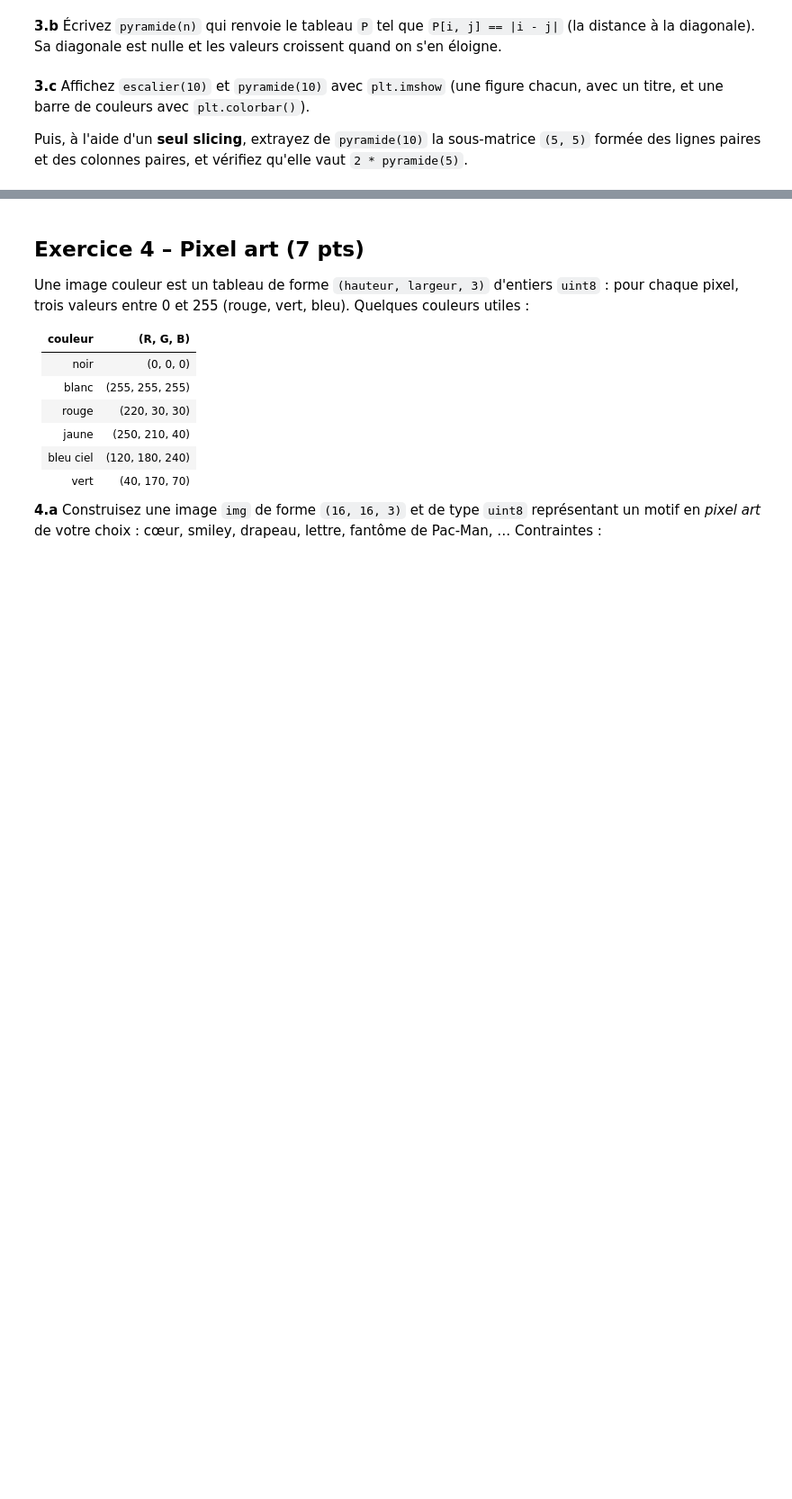
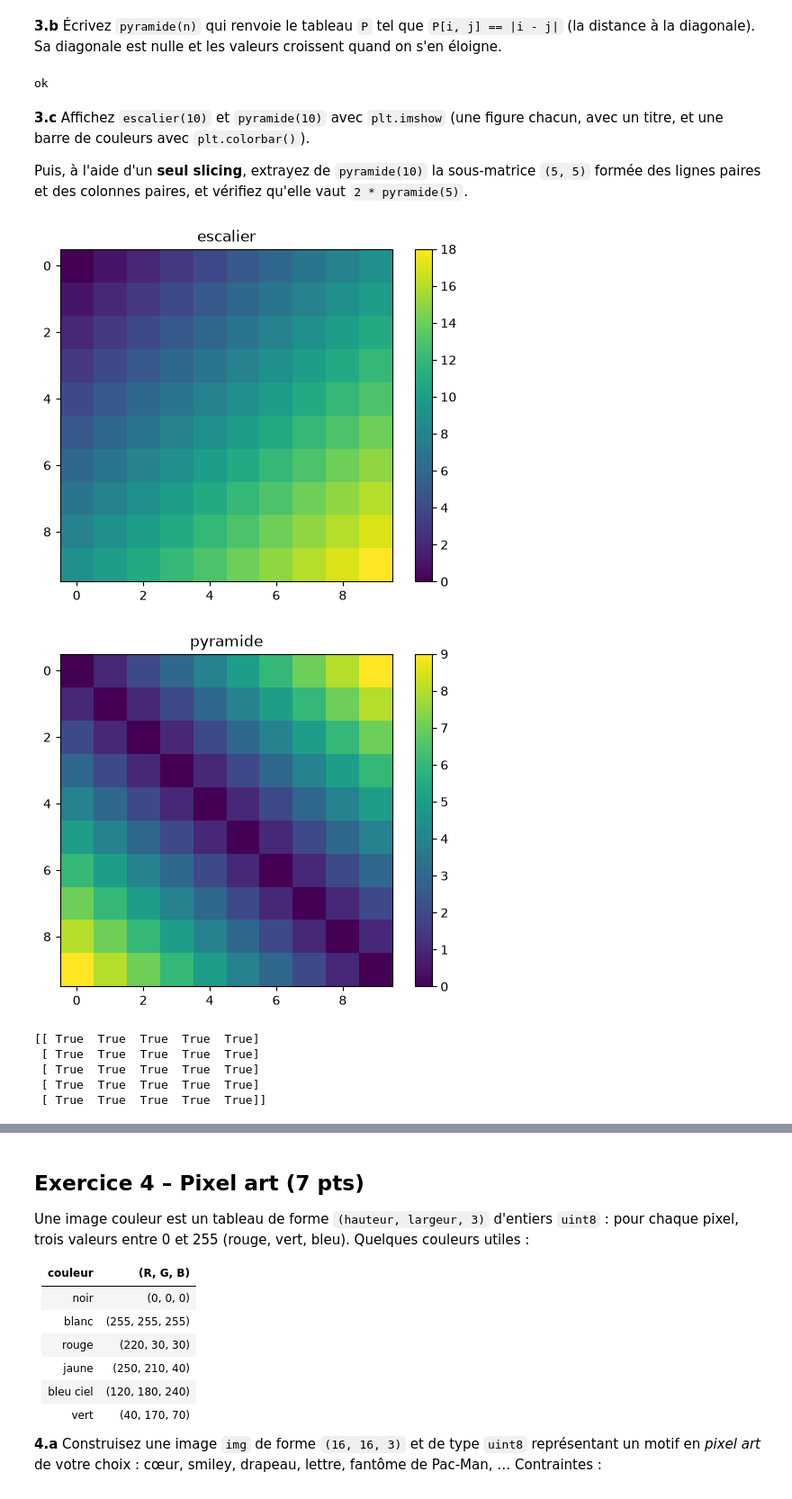
Before and after one commit to thibaultlecoq/pe-homework, a Jupyter notebook: D1/sujet.ipynb, the cells around one changed output, grey strips where cells are left out. Shown at 90% size. Cells and saved outputs as stored; diff of their text form; code cells hidden in the pictures; blank space fills up the shorter version.

```diff
--- a/D1/sujet.ipynb
+++ b/D1/sujet.ipynb
@@ -127,7 +162,8 @@ print("ok")
 
 **3.a** Écrivez une fonction `escalier(n)` qui renvoie le tableau `M` de forme `(n, n)` tel que `M[i, j] == i + j`, toujours sans boucle.
 # %%
-# votre code
+def escalier(n):
+    return(np.indices((n,n))[0]+np.indices((n,n))[1])
 # %%
 E = escalier(6)
 assert E.shape == (6, 6)
@@ -138,7 +176,8 @@ print("ok")
 # %% [markdown]
 **3.b** Écrivez `pyramide(n)` qui renvoie le tableau `P` tel que `P[i, j] == |i - j|` (la distance à la diagonale). Sa diagonale est nulle et les valeurs croissent quand on s'en éloigne.
 # %%
-# votre code
+def pyramide(n):
+    return(np.abs(np.indices((n,n))[0]-np.indices((n,n))[1]))
 # %%
 P = pyramide(7)
 assert P.shape == (7, 7)
@@ -147,12 +186,32 @@ assert P[0, 6] == 6 and P[6, 0] == 6 and P[2, 5] == 3
 assert np.array_equal(P, P.T)
 assert P.sum() == 112
 print("ok")
+# %% [output]
+ok
 # %% [markdown]
 **3.c** Affichez `escalier(10)` et `pyramide(10)` avec `plt.imshow` (une figure chacun, avec un titre, et une barre de couleurs avec `plt.colorbar()`).
 
 Puis, à l'aide d'un **seul slicing**, extrayez de `pyramide(10)` la sous-matrice `(5, 5)` formée des lignes paires et des colonnes paires, et vérifiez qu'elle vaut `2 * pyramide(5)`.
 # %%
-# votre code
+plt.imshow(escalier(10))
+plt.title("escalier")
+plt.colorbar()
+plt.show()
+plt.imshow(pyramide(10))
+plt.title("pyramide")
+plt.colorbar()
+plt.show()
+
+sous = pyramide(10)[::2,::2]
+print(sous==2*pyramide(5))
+# %% [output]
+[figure, added]
+[figure, added]
+[[ True  True  True  True  True]
+ [ True  True  True  True  True]
+ [ True  True  True  True  True]
+ [ True  True  True  True  True]
+ [ True  True  True  True  True]]
 # %%
 assert sous.shape == (5, 5)
 assert np.array_equal(sous, 2 * pyramide(5))
```
Also changed, not shown: parts of 24 cells of this notebook, 2 other files.
